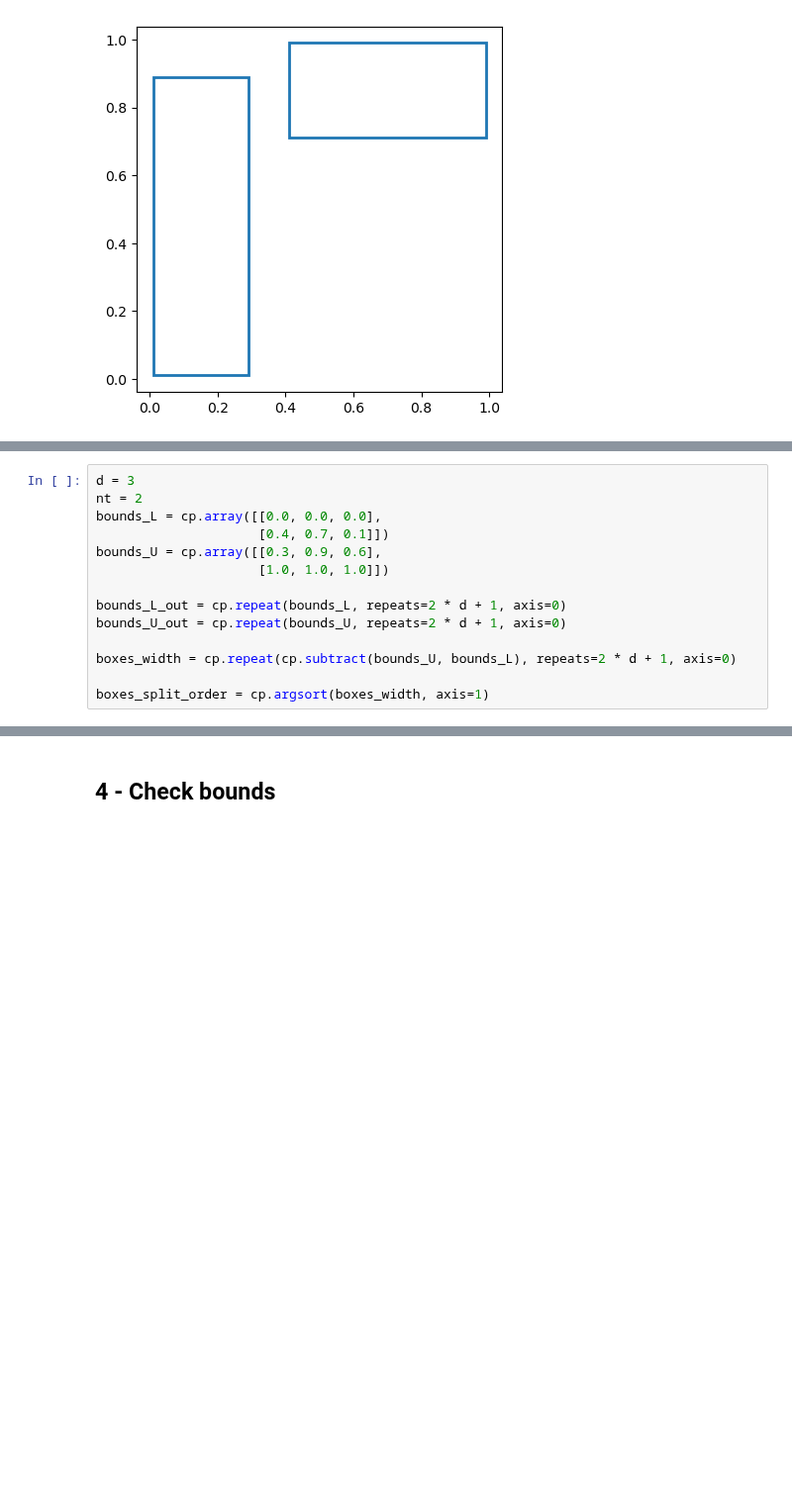
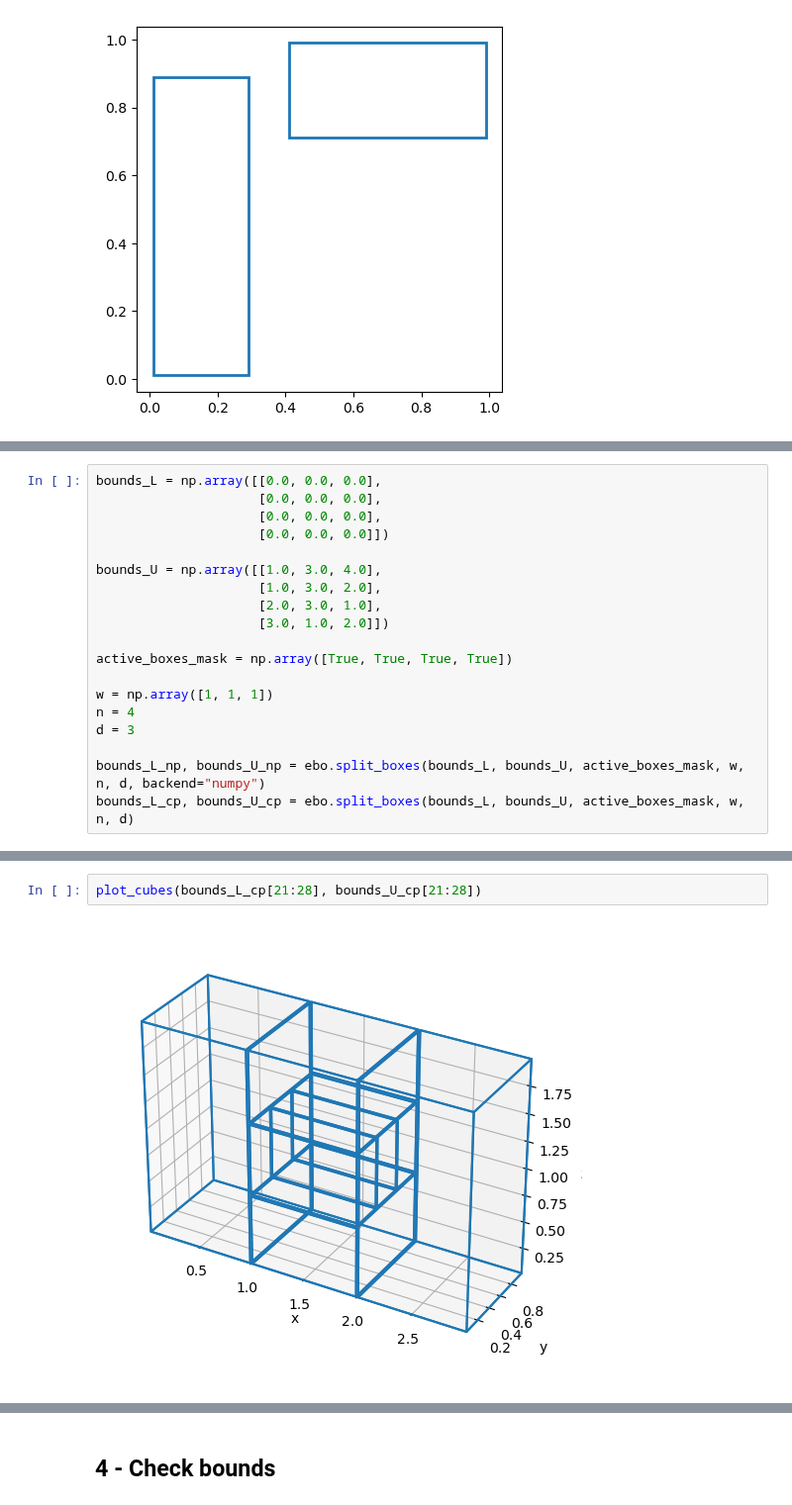
Before and after one commit to juanesfco/tamubo, a Jupyter notebook: development/exactBO_testing.ipynb, the cells around one changed output, grey strips where cells are left out. Shown at 99% size. Drawn from its saved outputs; the diff is of its cells as text; blank space fills up the shorter version.

```diff
--- a/development/exactBO_testing.ipynb
+++ b/development/exactBO_testing.ipynb
@@ -98,14 +112,0 @@ plot_rectangles(bounds_L_cp,bounds_U_cp)
-# %%
-d = 3
-nt = 2
-bounds_L = cp.array([[0.0, 0.0, 0.0],
-                     [0.4, 0.7, 0.1]])
-bounds_U = cp.array([[0.3, 0.9, 0.6],
-                     [1.0, 1.0, 1.0]])
-
-bounds_L_out = cp.repeat(bounds_L, repeats=2 * d + 1, axis=0)
-bounds_U_out = cp.repeat(bounds_U, repeats=2 * d + 1, axis=0)
-
-boxes_width = cp.repeat(cp.subtract(bounds_U, bounds_L), repeats=2 * d + 1, axis=0)
-
-boxes_split_order = cp.argsort(boxes_width, axis=1)
@@ -442,0 +175,19 @@ bounds_L_out, bounds_U_out
+# %%
+bounds_L = np.array([[0.0, 0.0, 0.0],
+                     [0.0, 0.0, 0.0],
+                     [0.0, 0.0, 0.0],
+                     [0.0, 0.0, 0.0]])
+
+bounds_U = np.array([[1.0, 3.0, 4.0],
+                     [1.0, 3.0, 2.0],
+                     [2.0, 3.0, 1.0],
+                     [3.0, 1.0, 2.0]])
+
+active_boxes_mask = np.array([True, True, True, True])
+
+w = np.array([1, 1, 1])
+n = 4
+d = 3
+
+bounds_L_np, bounds_U_np = ebo.split_boxes(bounds_L, bounds_U, active_boxes_mask, w, n, d, backend="numpy")
+bounds_L_cp, bounds_U_cp = ebo.split_boxes(bounds_L, bounds_U, active_boxes_mask, w, n, d)
@@ -442,0 +214,4 @@ bounds_L_out, bounds_U_out
+# %%
+plot_cubes(bounds_L_cp[21:28], bounds_U_cp[21:28])
+# %% [output]
+[figure, added]
```
Also changed, not shown: parts of 59 cells of this notebook, 8 other files.
